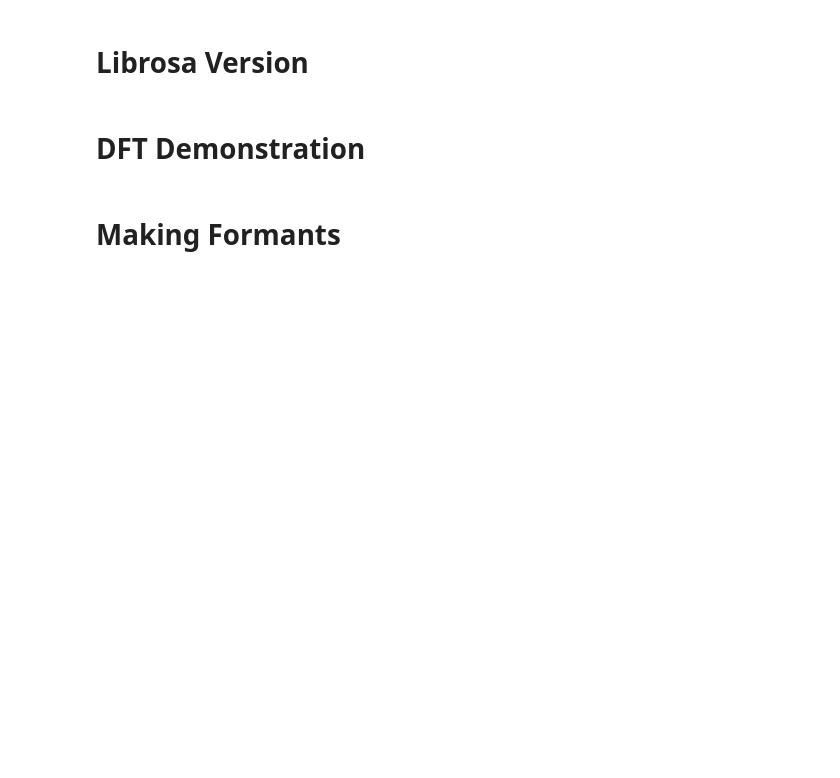
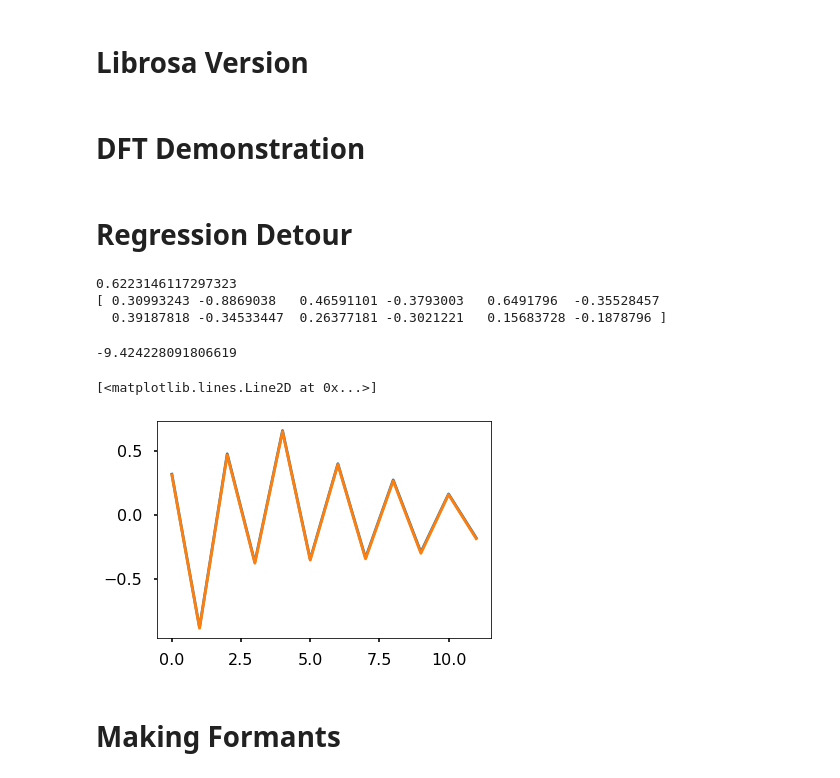
Before and after one commit to Calculasians/Praat, a Jupyter notebook: Spectrogram Level Activities.ipynb, the cells around one changed output. Saved outputs shown, nothing was run; the diff lists cells and outputs as text; code cells hidden in the pictures; blank space fills up the shorter version.

Commit message:
sklearn regression and matlab regress are basically teh same!

```diff
--- a/Spectrogram Level Activities.ipynb
+++ b/Spectrogram Level Activities.ipynb
@@ -140,6 +140,59 @@ Formant Acquisition Parameters:
 # plt.xlabel('Freq (Hz)')
 # plt.ylabel('DFT Amplitude |X(freq)|')
 # plt.show()
+# %% [markdown]
+# Regression Detour
+# %%
+from sklearn.linear_model import LinearRegression
+
+# From Matlab
+signal = pre_emph_wav
+sample_rate = 16000
+window_size = 400
+M = 12
+ibeg = 8470
+
+iend = ibeg + window_size # iend is the last sample in the window
+Y = signal[ibeg:iend] # Take window_size data points from signal
+
+# X is a (M x window_size) matrix
+X = []
+for i in range(1,M+1):
+    ibeg_delay = (ibeg - i) if (ibeg - i >= 0) else 0
+    iend_delay = (iend - i) if (iend - i >= 0) else 0
+    signal_delay = signal[ibeg_delay:iend_delay]
+    X.append(np.concatenate([[0]*(window_size-len(signal_delay)), signal_delay]))
+
+X = np.array(X).T
+
+reg = LinearRegression().fit(X, Y)
+print(reg.score(X, Y))
+print(reg.coef_)
+# %% [output]
+0.6223146117297323
+[ 0.30993243 -0.8869038   0.46591101 -0.3793003   0.6491796  -0.35528457
+  0.39187818 -0.34533447  0.26377181 -0.3021221   0.15683728 -0.1878796 ]
+# %%
+reg.intercept_
+# %% [output]
+-9.424228091806619
+# %%
+plt.plot([0.315838671330268
+,-0.882446986289311
+,0.474681280278334
+,-0.371976207831284
+,0.656605952474729
+,-0.349180906064507
+,0.397660754564821
+,-0.337292823912304
+,0.271202622053025
+,-0.292474255111696
+,0.161416661296765
+,-0.181481355615053])
+plt.plot(reg.coef_)
+# %% [output]
+[<matplotlib.lines.Line2D at 0x...>]
+[figure, added]
 # %% [markdown]
 # Making Formants
 # %%
```
Also changed, not shown: parts of 9 cells of this notebook.
